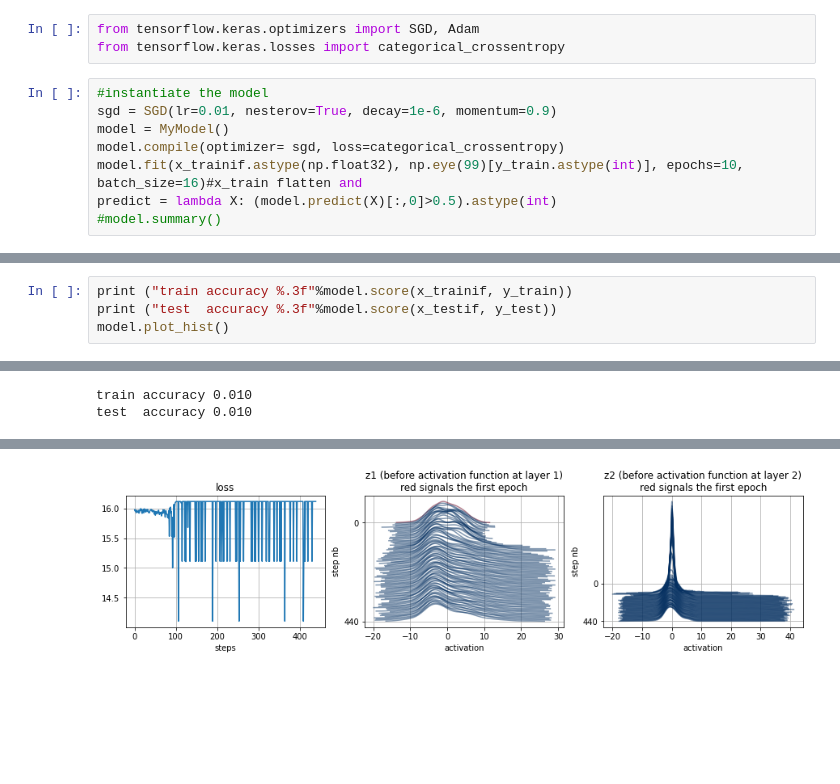
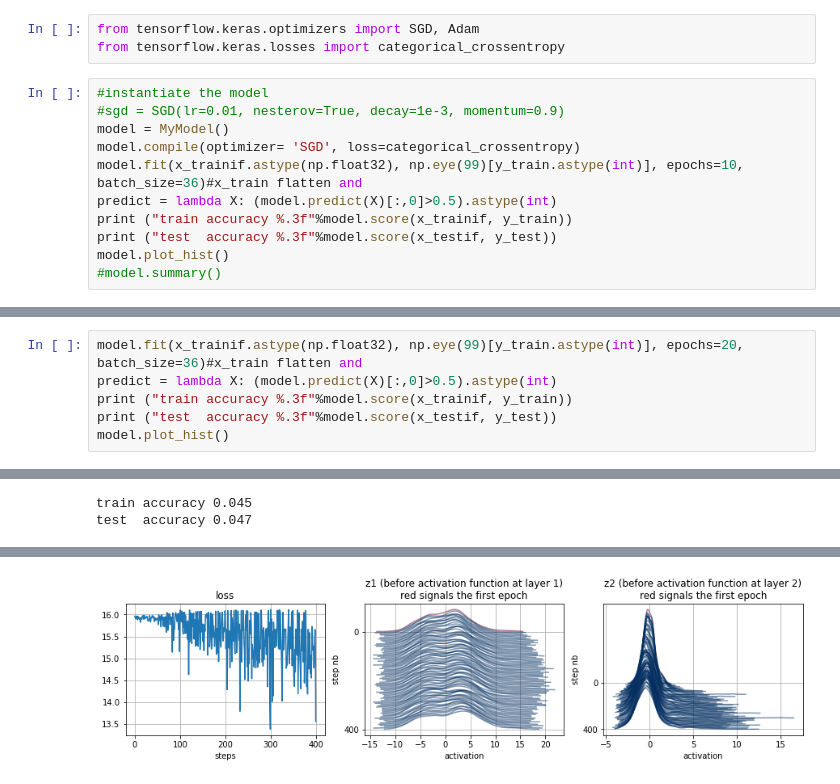
Before and after one commit to DaielChom/ann_leaf_classification, a Jupyter notebook: 06 - leaf classification with Images .ipynb, the cells around one changed output, grey strips where cells are left out. Saved outputs shown, nothing was run; the diff lists cells and outputs as text; blank space fills up the shorter version.

```diff
--- a/06 - leaf classification with Images .ipynb
+++ b/06 - leaf classification with Images .ipynb
@@ -207,10 +207,13 @@ from tensorflow.keras.optimizers import SGD, Adam
 from tensorflow.keras.losses import categorical_crossentropy
 # %%
 #instantiate the model
-sgd = SGD(lr=0.01, nesterov=True, decay=1e-6, momentum=0.9)
+#sgd = SGD(lr=0.01, nesterov=True, decay=1e-3, momentum=0.9)
 model = MyModel()
-model.compile(optimizer= sgd, loss=categorical_crossentropy)
-model.fit(x_trainif.astype(np.float32), np.eye(99)[y_train.astype(int)], epochs=10, batch_size=16)#x_train flatten and
+model.compile(optimizer= 'SGD', loss=categorical_crossentropy)
+model.fit(x_trainif.astype(np.float32), np.eye(99)[y_train.astype(int)], epochs=10, batch_size=36)#x_train flatten and
 predict = lambda X: (model.predict(X)[:,0]>0.5).astype(int)
+print ("train accuracy %.3f"%model.score(x_trainif, y_train))
+print ("test  accuracy %.3f"%model.score(x_testif, y_test))
+model.plot_hist()
 #model.summary()
 # %% [output]
@@ -218,4 +227,6 @@ predict = lambda X: (model.predict(X)[:,0]>0.5).astype(int)
 # %%
+model.fit(x_trainif.astype(np.float32), np.eye(99)[y_train.astype(int)], epochs=20, batch_size=36)#x_train flatten and
+predict = lambda X: (model.predict(X)[:,0]>0.5).astype(int)
 print ("train accuracy %.3f"%model.score(x_trainif, y_train))
 print ("test  accuracy %.3f"%model.score(x_testif, y_test))
 model.plot_hist()
@@ -224,2 +236,2 @@ model.plot_hist()
-train accuracy 0.010
-test  accuracy 0.010
+train accuracy 0.045
+test  accuracy 0.047
@@ -228 +240 @@ test  accuracy 0.010
-[figure, old version]
+[figure, new version]
```
Also changed, not shown: parts of 3 cells of this notebook.
